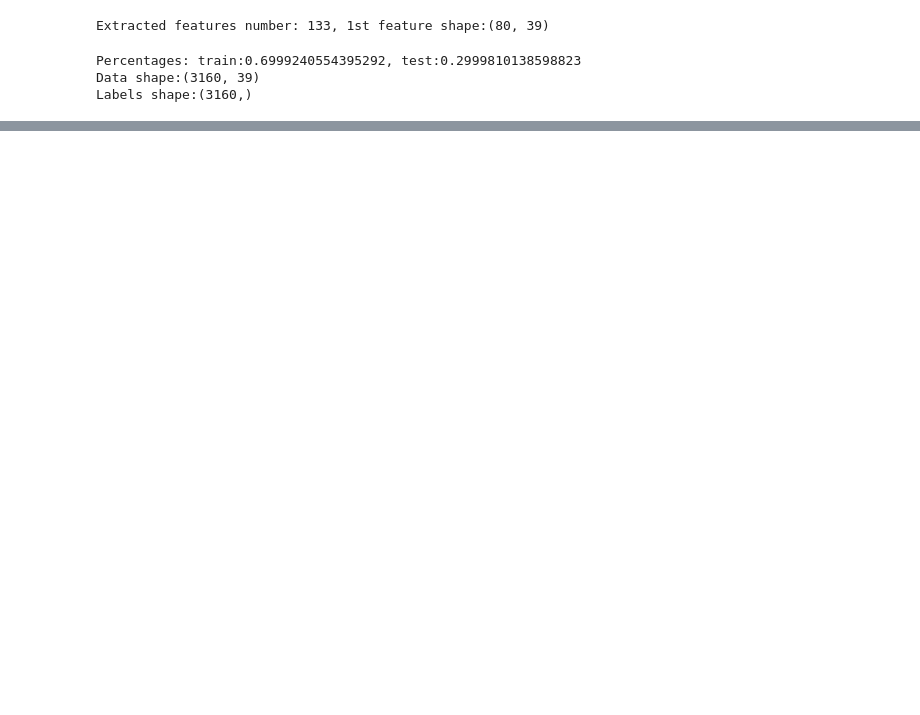
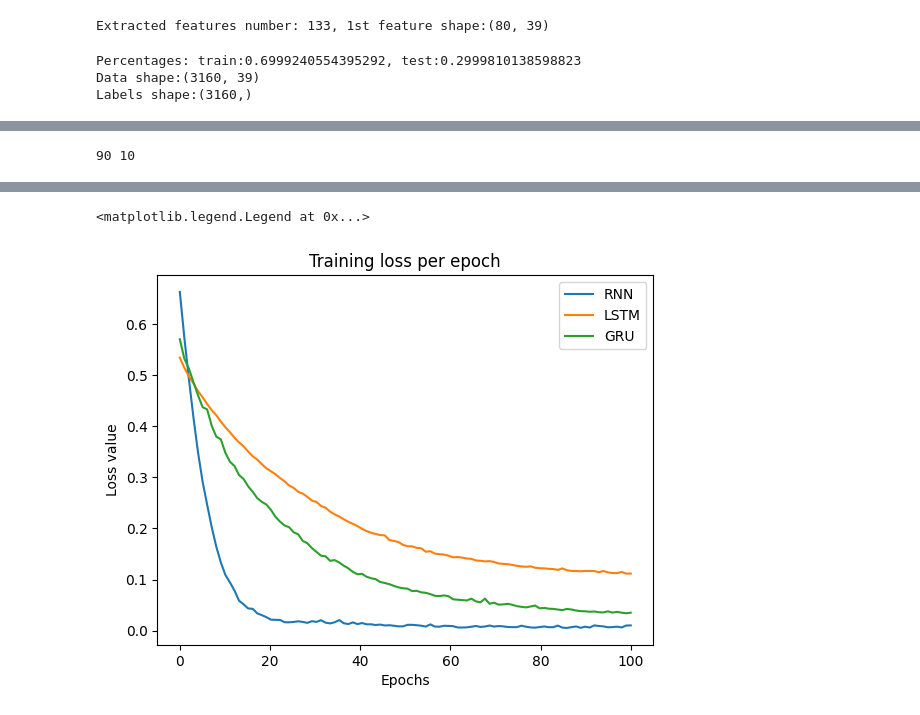
Before and after one commit to dimitris-damianos/ntua-patrec, a Jupyter notebook: Lab1/prelab/prelab-notebook.ipynb, the cells around one changed output, grey strips where cells are left out. Saved outputs shown, nothing was run; the diff lists cells and outputs as text; code cells hidden in the pictures; blank space fills up the shorter version.

```diff
--- a/Lab1/prelab/prelab-notebook.ipynb
+++ b/Lab1/prelab/prelab-notebook.ipynb
@@ -399,0 +504,47 @@ Decision Tree acc: 0.37531645569620253
+# %%
+## data setup
+seq_len = len(sin_samp) ## 90
+samp_size = sin_samp[0].shape[0] ## 10
+print(seq_len, samp_size)
+
+input = torch.from_numpy(np.asarray(sin_samp,dtype=np.float32))
+target = torch.from_numpy(np.asarray(cos_samp,dtype=np.float32))
+# %% [output]
+90 10
+# %%
+## Initiate and train models
+dataset = (input,target)
+
+rnn_model = myRNN(input_shape=samp_size)
+lstm_model = myLSTM(input_shape=samp_size)
+gru_model = myGRU(input_shape=samp_size)
+
+print('RNN training:')
+loss_fn = torch.nn.MSELoss()
+optimizer = torch.optim.Adam(params=rnn_model.parameters(), lr=1e-2)
+EPOCHS = 100
+rnn_losses = training(epochs=EPOCHS,dataset=dataset,model=rnn_model,loss_fn=loss_fn,optimizer=optimizer)
+
+print('\nLSTM training:')
+loss_fn = torch.nn.MSELoss()
+optimizer = torch.optim.Adam(params=lstm_model.parameters(), lr=1e-2)
+EPOCHS = 100
+lstm_losses = training(epochs=EPOCHS,dataset=dataset,model=lstm_model,loss_fn=loss_fn,optimizer=optimizer)
+
+print('\nGRU training:')
+loss_fn = torch.nn.MSELoss()
+optimizer = torch.optim.Adam(params=gru_model.parameters(), lr=1e-2)
+EPOCHS = 100
+gru_losses = training(epochs=EPOCHS,dataset=dataset,model=gru_model,loss_fn=loss_fn,optimizer=optimizer)
+
+
+
+plt.figure()
+plt.plot(np.linspace(0,EPOCHS,EPOCHS),rnn_losses)
+plt.plot(np.linspace(0,EPOCHS,EPOCHS),lstm_losses)
+plt.plot(np.linspace(0,EPOCHS,EPOCHS),gru_losses)
+plt.title('Training loss per epoch')
+plt.xlabel('Epochs')
+plt.ylabel('Loss value')
+plt.legend(['RNN', "LSTM","GRU"])
+# %% [output]
@@ -400 +568,3 @@ Decision Tree acc: 0.37531645569620253
+<matplotlib.legend.Legend at 0x...>
+[figure, added]
 # %%
```
Also changed, not shown: parts of 10 cells of this notebook, 1 other file.
